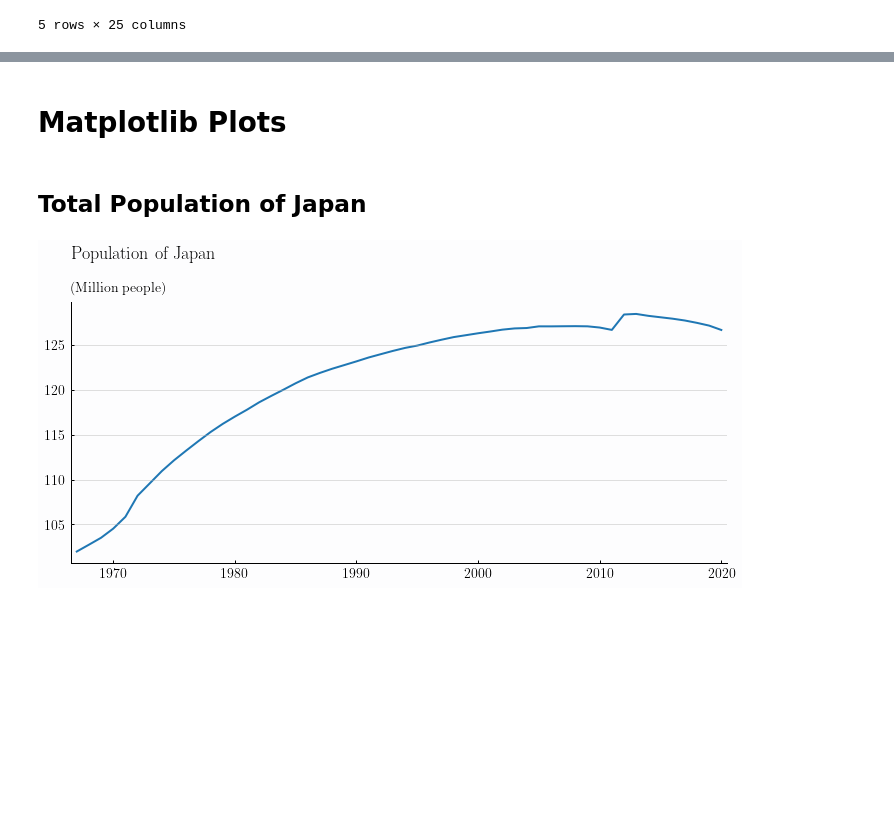
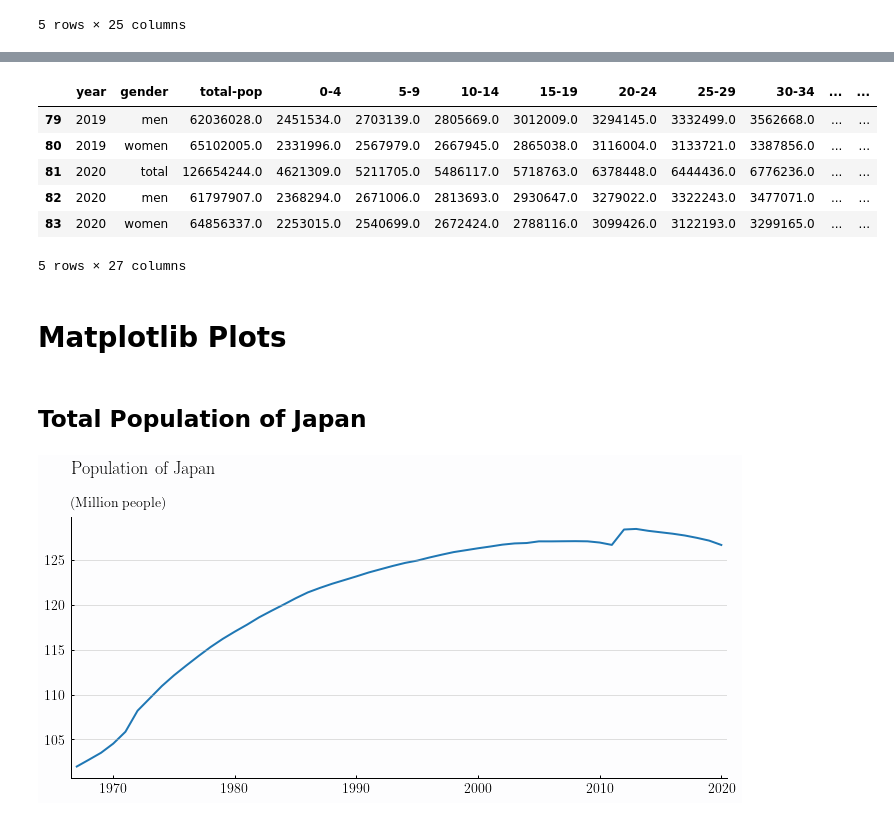
Before and after one commit to passaglia/japandata, a Jupyter notebook: examples/population_japan.ipynb, the cells around one changed output, grey strips where cells are left out. Drawn from its saved outputs; the diff is of its cells as text; code cells hidden in the pictures; blank space fills up the shorter version.

```diff
--- a/examples/population_japan.ipynb
+++ b/examples/population_japan.ipynb
@@ -57,3 +106,13 @@ jpop_df.tail()
+# %%
+jage_df.tail()
+# %% [output]
+|  | year | gender | total-pop | 0-4 | 5-9 | 10-14 | 15-19 | 20-24 | 25-29 | 30-34 | ... | ... |
+| 79 | 2019 | men | 62036028.0 | 2451534.0 | 2703139.0 | 2805669.0 | 3012009.0 | 3294145.0 | 3332499.0 | 3562668.0 | ... | ... |
+| 80 | 2019 | women | 65102005.0 | 2331996.0 | 2567979.0 | 2667945.0 | 2865038.0 | 3116004.0 | 3133721.0 | 3387856.0 | ... | ... |
+| 81 | 2020 | total | 126654244.0 | 4621309.0 | 5211705.0 | 5486117.0 | 5718763.0 | 6378448.0 | 6444436.0 | 6776236.0 | ... | ... |
+| 82 | 2020 | men | 61797907.0 | 2368294.0 | 2671006.0 | 2813693.0 | 2930647.0 | 3279022.0 | 3322243.0 | 3477071.0 | ... | ... |
+| 83 | 2020 | women | 64856337.0 | 2253015.0 | 2540699.0 | 2672424.0 | 2788116.0 | 3099426.0 | 3122193.0 | 3299165.0 | ... | ... |
+5 rows × 27 columns
 # %% [markdown]
 # Matplotlib Plots
 # %%
@@ -64,7 +123,7 @@ try:
 except ImportError():
     def init_plotting(**_): return plt.subplots()
 # %% [markdown]
-## Total Population of Japan ###
+## Total Population of Japan
 # %%
 fig, ax = init_plotting(style='nyt', figsize=(10,5))
 title_string = r"Population of Japan"
```
Also changed, not shown: parts of 17 cells of this notebook, 9 other files.
